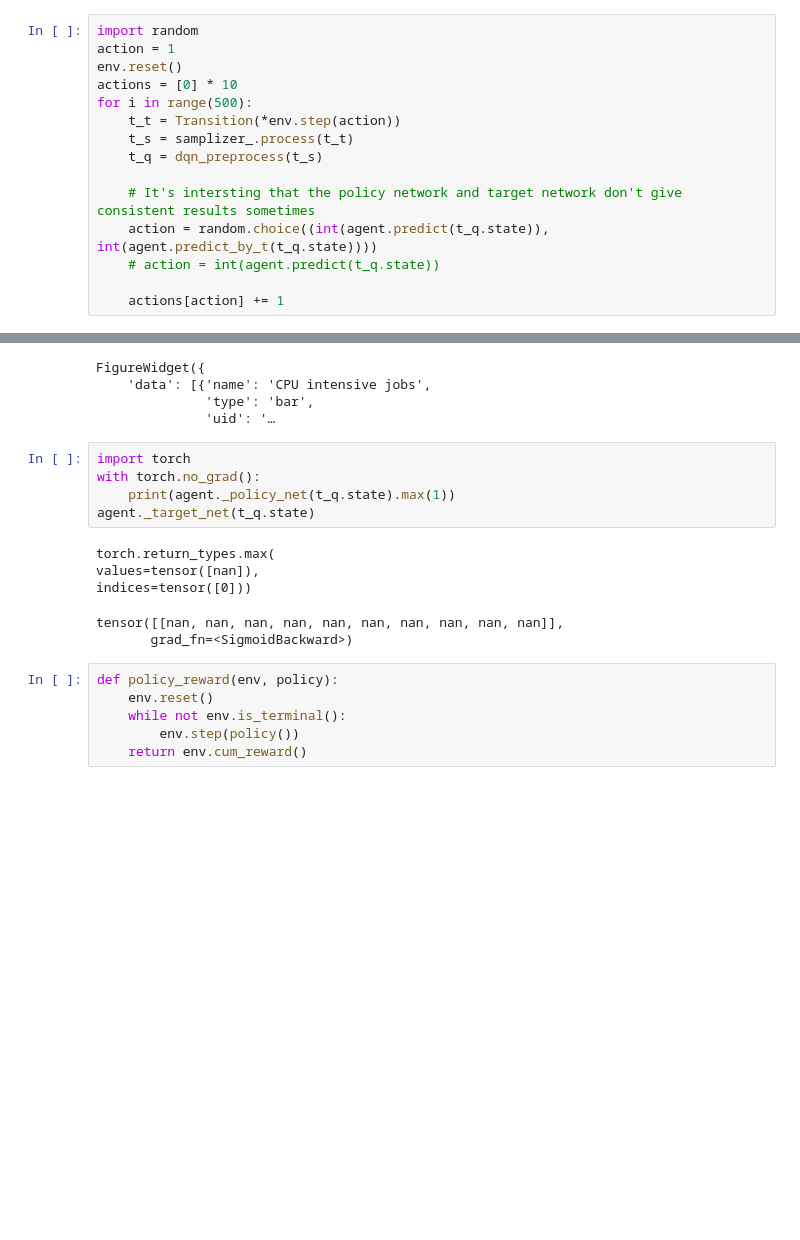
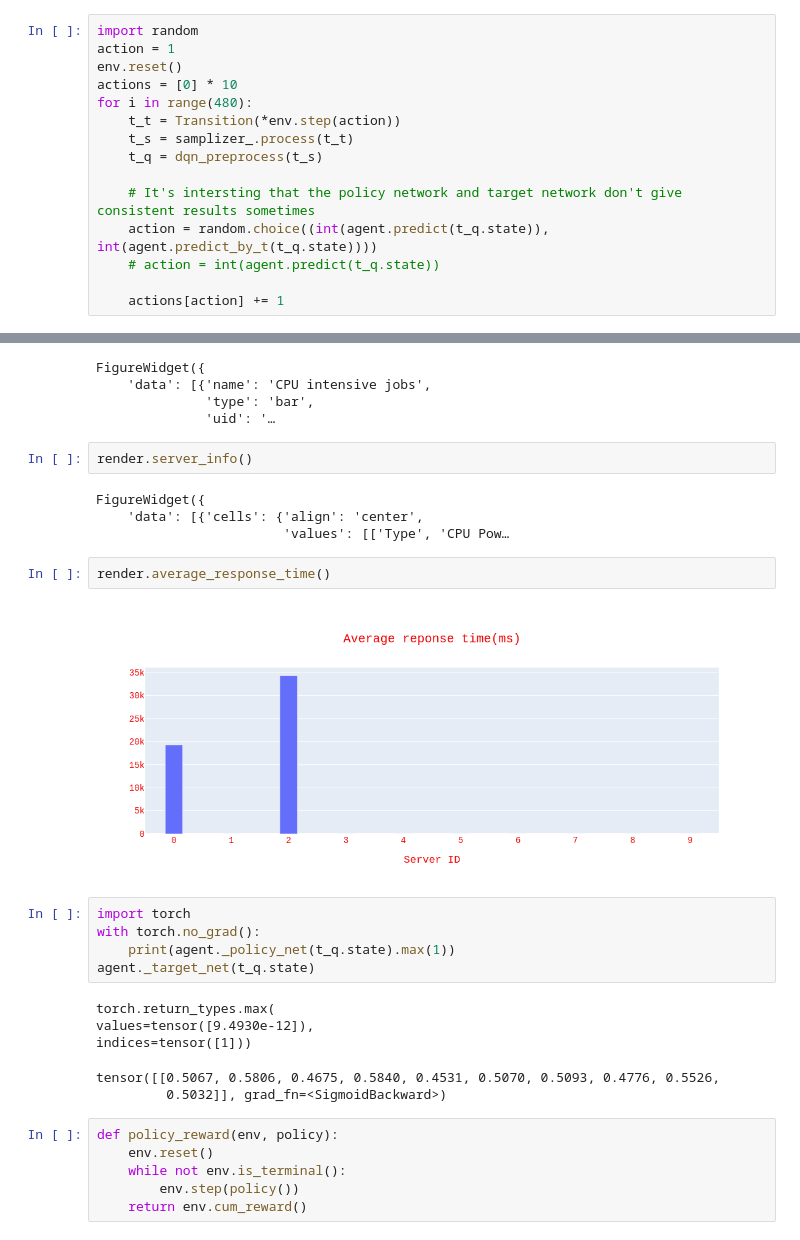
Before and after one commit to Gccxeon/JobScheduling, a Jupyter notebook: train_test.ipynb, the cells around one changed output, grey strips where cells are left out. Cells and saved outputs as stored; diff of their text form; blank space fills up the shorter version.

```diff
--- a/train_test.ipynb
+++ b/train_test.ipynb
@@ -46,7 +46,7 @@ import random
 action = 1
 env.reset()
 actions = [0] * 10
-for i in range(500):
+for i in range(480):
     t_t = Transition(*env.step(action))
     t_s = samplizer_.process(t_t)
     t_q = dqn_preprocess(t_s)
@@ -65,6 +65,16 @@ FigureWidget({
     'data': [{'name': 'CPU intensive jobs',
               'type': 'bar',
               'uid': '…
+# %%
+render.server_info()
+# %% [output]
+FigureWidget({
+    'data': [{'cells': {'align': 'center',
+                        'values': [['Type', 'CPU Pow…
+# %%
+render.average_response_time()
+# %% [output]
+[figure, added]
 # %%
 import torch
 with torch.no_grad():
@@ -72,10 +82,10 @@ with torch.no_grad():
 agent._target_net(t_q.state)
 # %% [output]
 torch.return_types.max(
-values=tensor([nan]),
-indices=tensor([0]))
+values=tensor([9.4930e-12]),
+indices=tensor([1]))
-tensor([[nan, nan, nan, nan, nan, nan, nan, nan, nan, nan]],
-       grad_fn=<SigmoidBackward>)
+tensor([[0.5067, 0.5806, 0.4675, 0.5840, 0.4531, 0.5070, 0.5093, 0.4776, 0.5526,
+         0.5032]], grad_fn=<SigmoidBackward>)
 # %%
 def policy_reward(env, policy):
     env.reset()
```
Also changed, not shown: parts of 14 cells of this notebook, 6 other files.
